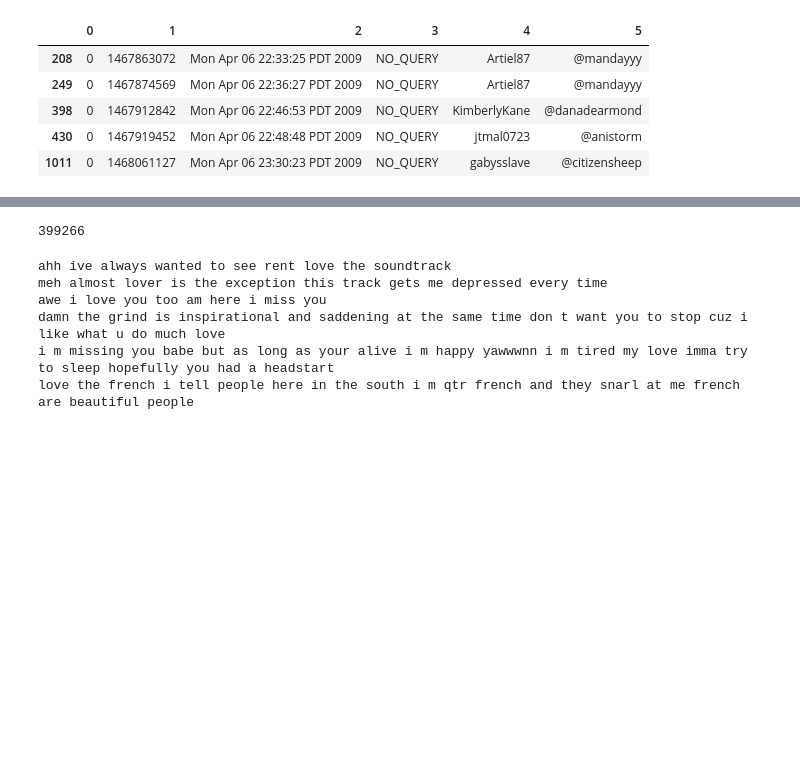
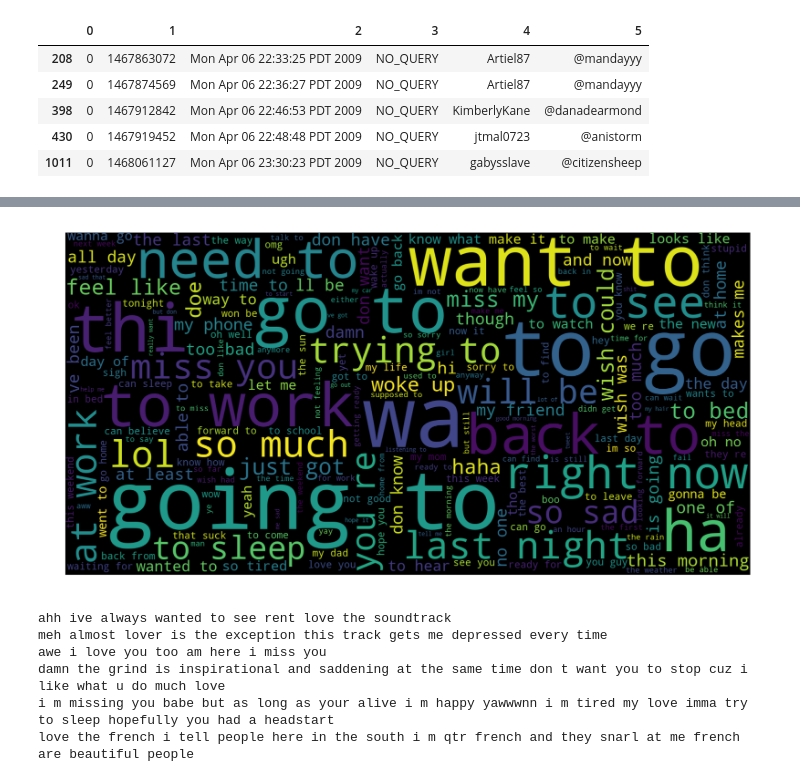
Before and after one commit to La-comadreja/tthustla, a Jupyter notebook: SentimentTutorialPart2.ipynb, the cells around one changed output, grey strips where cells are left out. Cells and saved outputs as stored; diff of their text form; code cells hidden in the pictures; blank space fills up the shorter version.

```diff
--- a/SentimentTutorialPart2.ipynb
+++ b/SentimentTutorialPart2.ipynb
@@ -132,19 +132,18 @@ memory usage: 6.1+ MB
 # %%
 neg_tweets = my_df[my_df.target == 0]
 neg_string = []
 for t in neg_tweets.text:
     neg_string.append(t)
-print(len(neg_string))
-# neg_string = pd.Series(neg_string).str.cat(sep=' ')
-# from wordcloud import WordCloud
+neg_string = pd.Series(neg_string).str.cat(sep=' ')
+from wordcloud import WordCloud
 
-# wordcloud = WordCloud(width=1600, height=800,max_font_size=200).generate(neg_string)
-# plt.figure(figsize=(12,10))
-# plt.imshow(wordcloud, interpolation="bilinear")
-# plt.axis("off")
-#     plt.show()
+wordcloud = WordCloud(width=1600, height=800,max_font_size=200).generate(neg_string)
+plt.figure(figsize=(12,10))
+plt.imshow(wordcloud, interpolation="bilinear")
+plt.axis("off")
+plt.show()
 # %% [output]
-399266
+[figure, added]
 # %%
 for t in neg_tweets.text[:200]:
     if 'love' in t:
```
Also changed, not shown: parts of 8 cells of this notebook, 1 other file.
